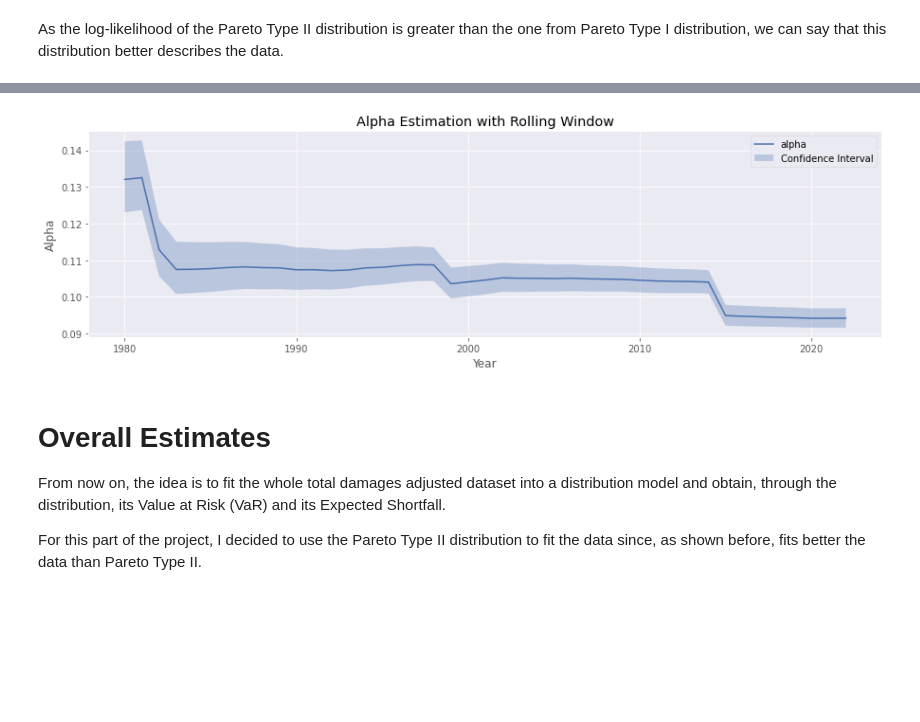
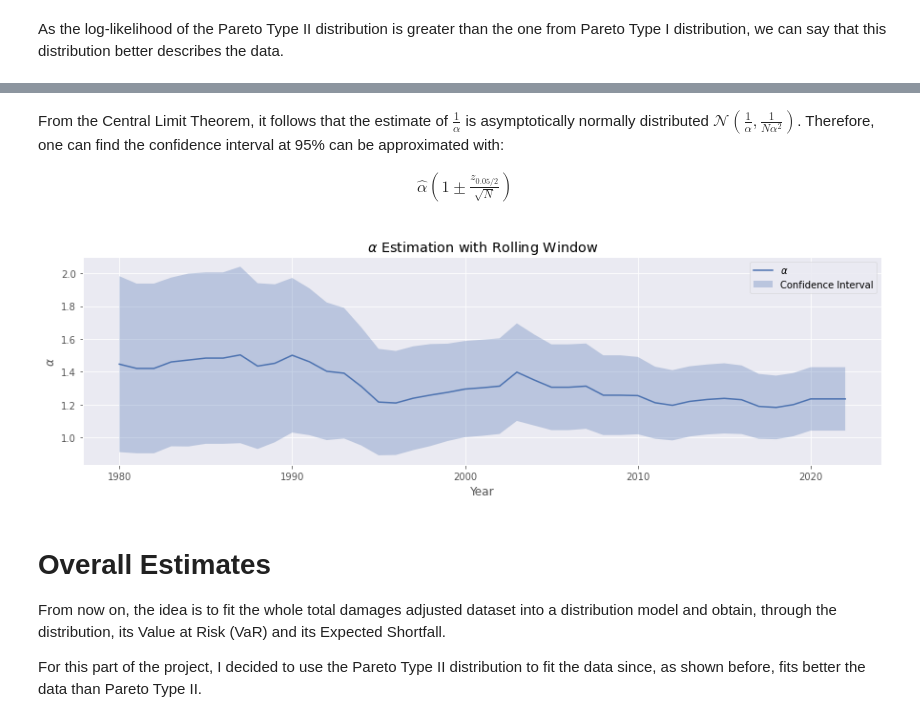
Before and after one commit to daniel-deutsch/FTD, a Jupyter notebook: Quantitative Methods II/Fat Tail/JorgeDeutsch_main.ipynb, the cells around one changed output, grey strips where cells are left out. Saved outputs shown, nothing was run; the diff lists cells and outputs as text; code cells hidden in the pictures; blank space fills up the shorter version.

```diff
--- a/Quantitative Methods II/Fat Tail/main.ipynb
+++ b/Quantitative Methods II/Fat Tail/JorgeDeutsch_main.ipynb
@@ -226,0 +236,29 @@ Where $N$ is the number of samples in the window and $u$ is the smallest value i
+# %%
+# Obtains the total damages adjusted without nan
+total_damages_adjusted = np.sort(df['total_damages_adjusted'].dropna().values)
+
+# Calculates the expected value E[X - u | X > u]
+expected_values = np.array([np.mean(total_damages_adjusted[total_damages_adjusted > u]) for u in total_damages_adjusted])
+
+# Removes nan from the expected values and the correspondent total_damages_adjusted
+nan_indexes = np.argwhere(np.isnan(expected_values))[0]
+expected_values = np.delete(expected_values, nan_indexes)
+total_damages_adjusted = np.delete(total_damages_adjusted, nan_indexes)
+
+# Obtains the first degree polynomial that fits the values in the linear interval
+lower, upper = 5000, 5130   # Upper and lower bound of the linear interval
+a, b = np.polyfit(total_damages_adjusted[lower:upper], expected_values[lower:upper], 1)
+
+# Defines uprime (by observing the plot)
+uprime = total_damages_adjusted[lower]
+
+# Plots the Mean Residual Life
+plt.scatter(total_damages_adjusted[lower:upper], expected_values[lower:upper], s=5, label="Linear Behaviour")
+plt.scatter(np.delete(total_damages_adjusted, range(lower, upper+1)), np.delete(expected_values, range(lower, upper+1)), s=5, label="Not Linear Behaviour")
+plt.plot(total_damages_adjusted, a*total_damages_adjusted + b, label="Fitted Polynomial", color='#55A868')
+plt.axvline(x=uprime, label=f"Uprime {uprime}", color='#8172B2')
+plt.title("Mean Residual Life Plot (MRLP)")
+plt.ylabel(r"$E[X - u | X > u]$")
+plt.xlabel(r"Threeshold u")
+plt.legend()
+plt.show()
@@ -227,9 +267,18 @@ Where $N$ is the number of samples in the window and $u$ is the smallest value i
+# %% [markdown]
+From the Central Limit Theorem, it follows that the estimate of $\frac{1}{\alpha}$ is asymptotically normally distributed $\mathcal{N} \left(\frac{1}{\alpha}, \frac{1}{N \alpha^2} \right)$. Therefore, one can find the confidence interval at 95% can be approximated with:
+
+\begin{align*}
+    \hat{\alpha} \left( 1 \pm \frac{z_{0.05/2}}{\sqrt{N}} \right)
+\end{align*}
 # %%
 df_pareto_estimations = pd.DataFrame()
 for year_start, year_end in zip(range(1900, 1943), range(1980, 2023)):
 
     # Considers only events in the window
     df_tmp = df[df['year'].isin(range(year_start, year_end+1))]
+
+    # Considers only events with total adjusted value greater than uprime
+    df_tmp = df_tmp[df_tmp['total_damages_adjusted'] > uprime]
 
     # Drops events without total damages adjusted
     df_tmp.dropna(subset='total_damages_adjusted', inplace=True)
@@ -240,39 +289,39 @@ for year_start, year_end in zip(range(1900, 1943), range(1980, 2023)):
 
     # Calculates alpha by the Hill estimator
     alpha = ( 1/N * np.sum(np.log(df_tmp['total_damages_adjusted']) - np.log(u)) )**-1
 
     # Obtains alpha's lower bound of the 95% confidence interval
-    lci = ( 1/alpha * (1 + 2 / np.sqrt(N)) )**-1
+    lci = alpha * (1 + stats.norm.ppf(0.05/2, loc=0, scale=1) / np.sqrt(N))
 
     # Obtains alpha's upper bound of the 95% confidence interval
-    uci = ( 1/alpha * (1 - 2 / np.sqrt(N)) )**-1
+    uci = alpha * (1 - stats.norm.ppf(0.05/2, loc=0, scale=1) / np.sqrt(N))
 
     # Appends estimations to the dataframe
     df_pareto_estimations = df_pareto_estimations.append({
         'year': year_end,
         'alpha': alpha,
         'lci': lci,
         'uci': uci
     }, ignore_index=True)
 
 # Converts dtypes and set year as index
 df_pareto_estimations['year'] = df_pareto_estimations['year'].astype(int)
 df_pareto_estimations = df_pareto_estimations.set_index('year')
 
 # Plots the estimated alphas and the confidence interval
-plt.plot(df_pareto_estimations['alpha'], label='alpha')
+plt.plot(df_pareto_estimations['alpha'], label=r'$\alpha$')
 plt.fill_between(df_pareto_estimations.index, df_pareto_estimations['lci'], df_pareto_estimations['uci'], alpha=0.3, label="Confidence Interval")
-plt.title('Alpha Estimation with Rolling Window')
+plt.title(r"$\alpha$ Estimation with Rolling Window")
 plt.xlabel('Year')
-plt.ylabel('Alpha')
+plt.ylabel(r'$\alpha$')
 plt.legend()
 plt.show()
 
 # Puts the dataframe in the expected format and saves it
 df_pareto_estimations = df_pareto_estimations.transpose()
 df_pareto_estimations.to_csv("./JorgeDeutsch_rolling_alpha.csv")
 # %% [output]
-[figure, old version]
+[figure, new version]
 # %% [markdown]
 # Overall Estimates
 
```
Also changed, not shown: parts of 9 cells of this notebook, 13 other files.
